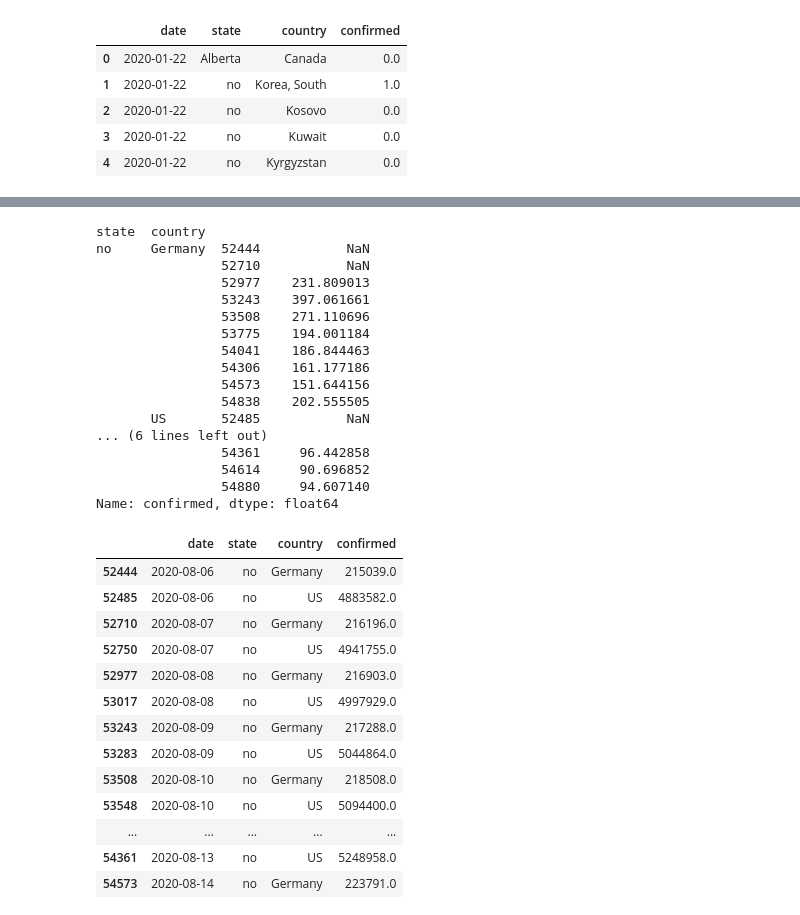
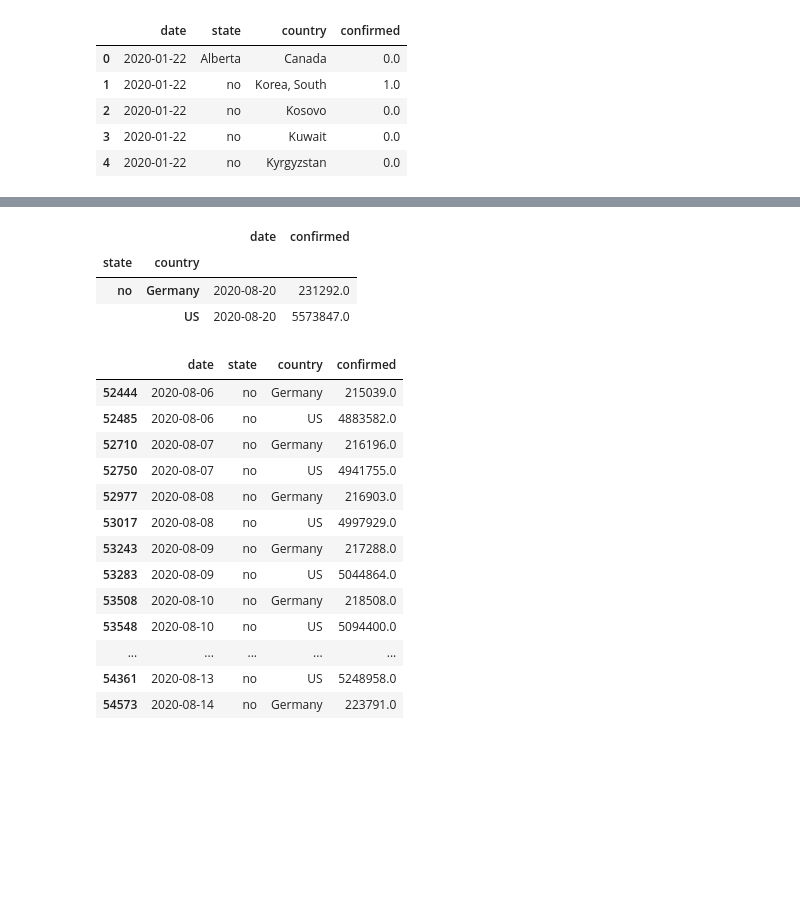
Before and after one commit to SUDHARSANM29/Enterprise_Data_Science_2020_Sudharsan_Mukundan_415774, a Jupyter notebook: notebooks/Data_Preparation_Large_File.ipynb, the cells around one changed output, grey strips where cells are left out. Saved outputs shown, nothing was run; the diff lists cells and outputs as text; code cells hidden in the pictures; blank space fills up the shorter version.

```diff
--- a/notebooks/Data_Preparation_Large_File.ipynb
+++ b/notebooks/Data_Preparation_Large_File.ipynb
@@ -80,25 +80,12 @@ def rolling_reg(df_input,col='confirmed'):
                 min_periods=days_back).apply(get_doubling_time_via_regression,raw=False)
     return result
 # %%
-test_data.groupby(['state','country']).apply(rolling_reg)
+test_data.groupby(['state','country']).agg(np.max)#.apply(rolling_reg)
 # %% [output]
-state  country
-no     Germany  52444           NaN
-                52710           NaN
-                52977    231.809013
-                53243    397.061661
-                53508    271.110696
-                53775    194.001184
-                54041    186.844463
-                54306    161.177186
-                54573    151.644156
-                54838    202.555505
-       US       52485           NaN
-... (6 lines left out)
-                54361     96.442858
-                54614     90.696852
-                54880     94.607140
-Name: confirmed, dtype: float64
+|  |  | date | confirmed |
+| state | country |  |  |
+| no | Germany | 2020-08-20 | 231292.0 |
+|  | US | 2020-08-20 | 5573847.0 |
 # %%
 test_data
 # %% [output]
```
Also changed, not shown: parts of 2 cells of this notebook, 3 other files.
